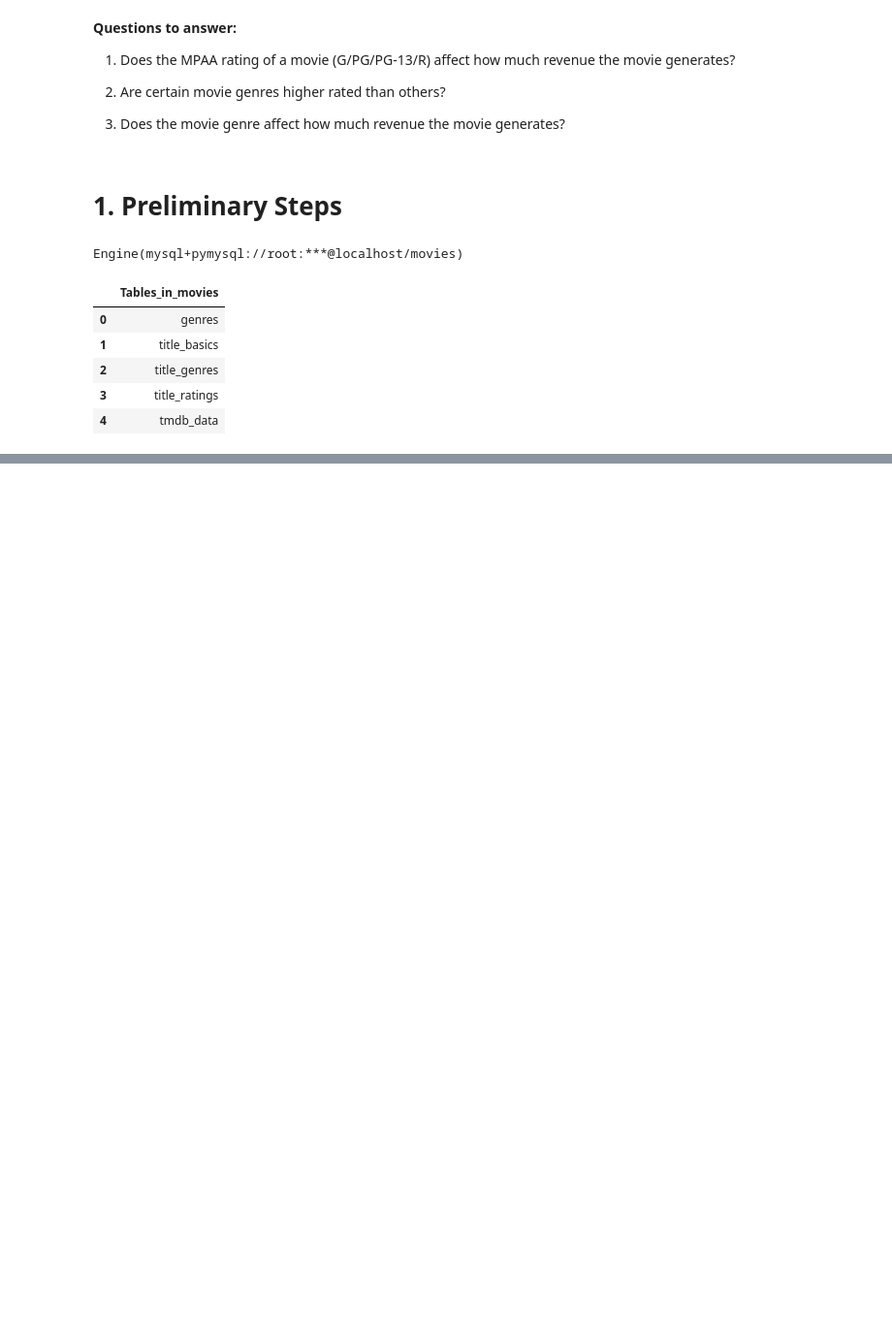
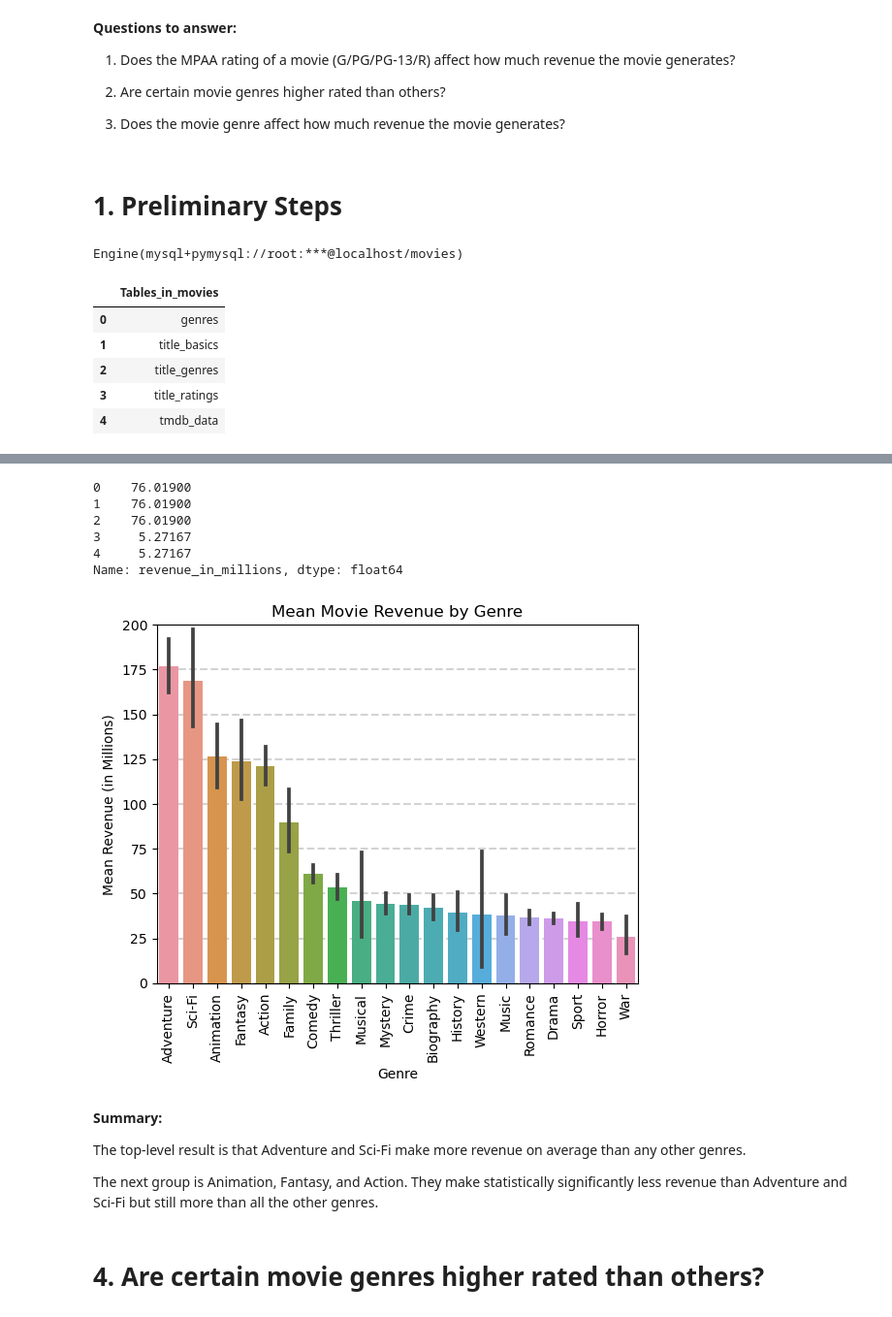
Before and after one commit to kellianneyang/movies-profitability-project, a Jupyter notebook: part4_hypothesis_testing.ipynb, the cells around one changed output, grey strips where cells are left out. Shown: that part at 97% size. Saved outputs shown, nothing was run; the diff lists cells and outputs as text; code cells hidden in the pictures; blank space fills up the shorter version.

```diff
--- a/part4_hypothesis_testing.ipynb
+++ b/part4_hypothesis_testing.ipynb
@@ -48,0 +417,5 @@ pd.read_sql_query(sql, engine)
+# %%
+df = df[(df['genre_name'] != 'Adult') & (df['genre_name'] != 'Reality-TV')]
+
+# check
+df['genre_name'].value_counts()
@@ -48,0 +700,55 @@ pd.read_sql_query(sql, engine)
+# %%
+# convert revenue to millions for readability
+def convert_to_millions(number):
+    return number / 1000000
+
+df['revenue_in_millions'] = df['revenue'].apply(lambda x: convert_to_millions(x))
+
+# check
+df['revenue_in_millions'].head()
+# %% [output]
+0    76.01900
+1    76.01900
+2    76.01900
+3     5.27167
+4     5.27167
+Name: revenue_in_millions, dtype: float64
+# %%
+# create bar plot with sorted data and error bars
+ax = sns.barplot(data = df,
+                 x = 'genre_name',
+                 y = 'revenue_in_millions',
+                 order = sorted_genres_df['genre_name'])
+
+# set axis labels and title
+ax.set_title('Mean Movie Revenue by Genre')
+ax.set_xlabel('Genre')
+ax.set_ylabel('Mean Revenue (in Millions)')
+
+# rotate xticks for visibility
+plt.xticks(rotation = 90)
+
+# add horizontal lines for readability
+y_ticks = ax.get_yticks()
+for y in y_ticks:
+    plt.axhline(y = y,
+               color = 'lightgray',
+               linestyle = 'dashed',
+               zorder = 0)
+
+# cut off y-axis at 200
+y_cutoff = 200
+ax.set_ylim(top = y_cutoff)
+
+# show plot
+plt.show()
+# %% [output]
+[figure, added]
+# %% [markdown]
+**Summary:**
+
+The top-level result is that Adventure and Sci-Fi make more revenue on average than any other genres.
+
+The next group is Animation, Fantasy, and Action. They make statistically significantly less revenue than Adventure and Sci-Fi but still more than all the other genres.
+# %% [markdown]
+# 4. Are certain movie genres higher rated than others?
```
Also changed, not shown: parts of 74 cells of this notebook.
